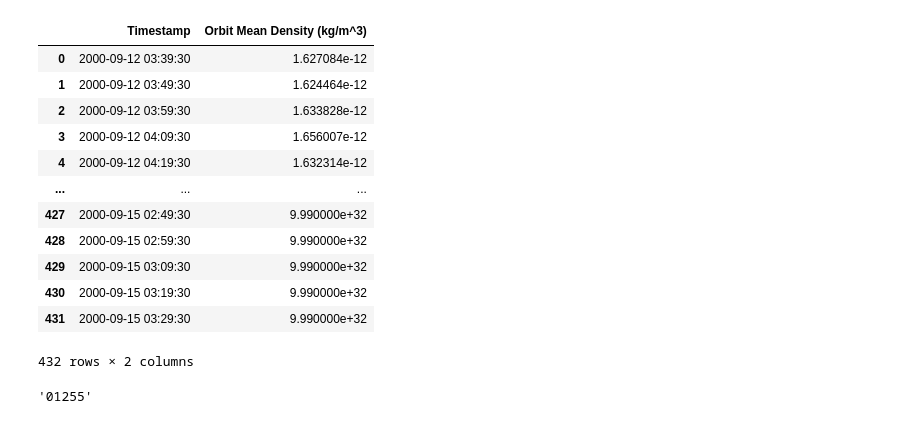
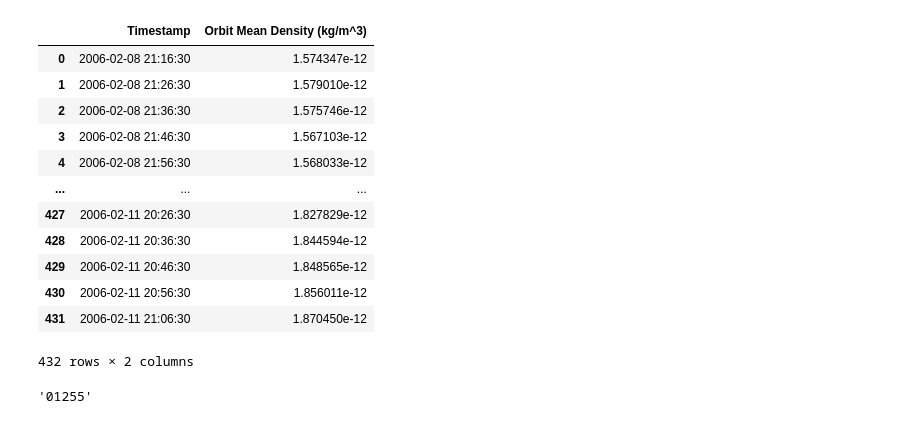
Before and after one commit to Ardrito/AI_challenge, a Jupyter notebook: viewData.ipynb, the cells around one changed output. Saved outputs shown, nothing was run; the diff lists cells and outputs as text; code cells hidden in the pictures.

```diff
--- a/viewData.ipynb
+++ b/viewData.ipynb
@@ -29,7 +29,7 @@ for dir, sub_dir, files in os.walk("input_data/"):
 initial_states_df = pd.concat(initial_states,axis=0,ignore_index=True)
 #initial_states_df
 # %%
-id = "00011"
+id = "01211"
 tester = '*-01255-*.csv'
 density_df = (glob.glob(os.path.join('data/dataset/test/sat_density/', f"??????-{id}-*.csv")))
 print (density_df)
@@ -63,17 +63,17 @@ initial_states 2000-09-12 03:39:29
 Name: Timestamp, Length: 432, dtype: datetime64[ns]
 432
 |  | Timestamp | Orbit Mean Density (kg/m^3) |
-| 0 | 2000-09-12 03:39:30 | 1.627084e-12 |
-| 1 | 2000-09-12 03:49:30 | 1.624464e-12 |
-| 2 | 2000-09-12 03:59:30 | 1.633828e-12 |
-| 3 | 2000-09-12 04:09:30 | 1.656007e-12 |
-| 4 | 2000-09-12 04:19:30 | 1.632314e-12 |
+| 0 | 2006-02-08 21:16:30 | 1.574347e-12 |
+| 1 | 2006-02-08 21:26:30 | 1.579010e-12 |
+| 2 | 2006-02-08 21:36:30 | 1.575746e-12 |
+| 3 | 2006-02-08 21:46:30 | 1.567103e-12 |
+| 4 | 2006-02-08 21:56:30 | 1.568033e-12 |
 | ... | ... | ... |
-| 427 | 2000-09-15 02:49:30 | 9.990000e+32 |
-| 428 | 2000-09-15 02:59:30 | 9.990000e+32 |
-| 429 | 2000-09-15 03:09:30 | 9.990000e+32 |
-| 430 | 2000-09-15 03:19:30 | 9.990000e+32 |
-| 431 | 2000-09-15 03:29:30 | 9.990000e+32 |
+| 427 | 2006-02-11 20:26:30 | 1.827829e-12 |
+| 428 | 2006-02-11 20:36:30 | 1.844594e-12 |
+| 429 | 2006-02-11 20:46:30 | 1.848565e-12 |
+| 430 | 2006-02-11 20:56:30 | 1.856011e-12 |
+| 431 | 2006-02-11 21:06:30 | 1.870450e-12 |
 432 rows × 2 columns
 # %%
 id = tester[7:12]
```
Also changed, not shown: parts of 1 cell of this notebook, 21 other files.
